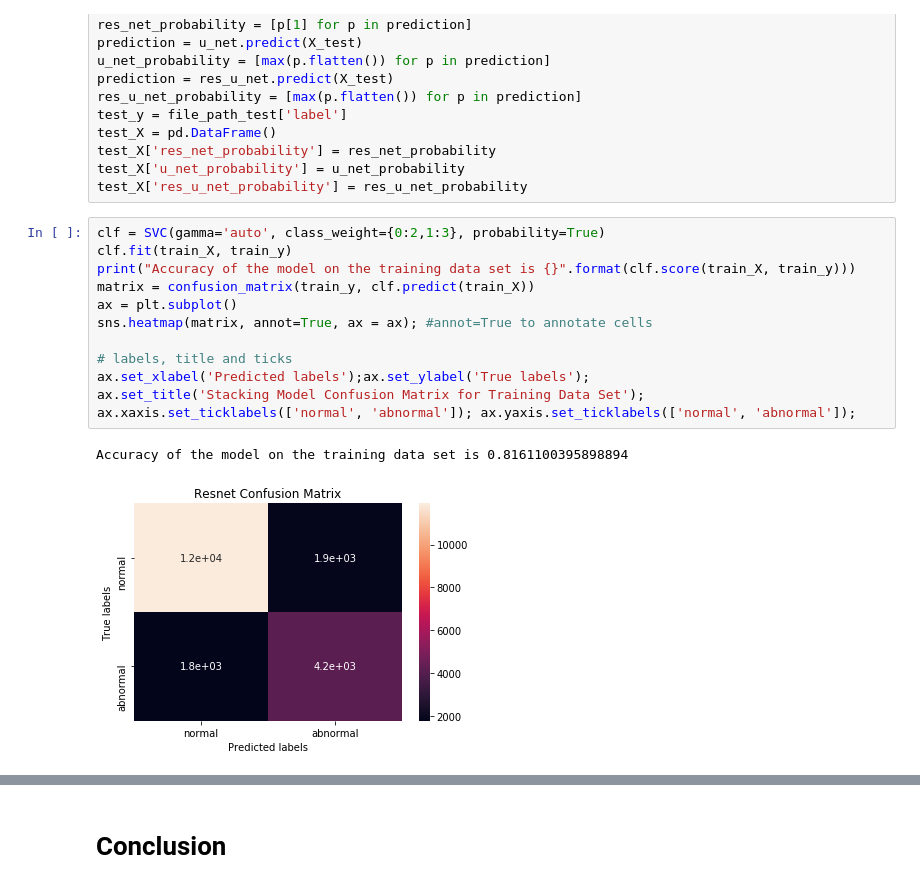
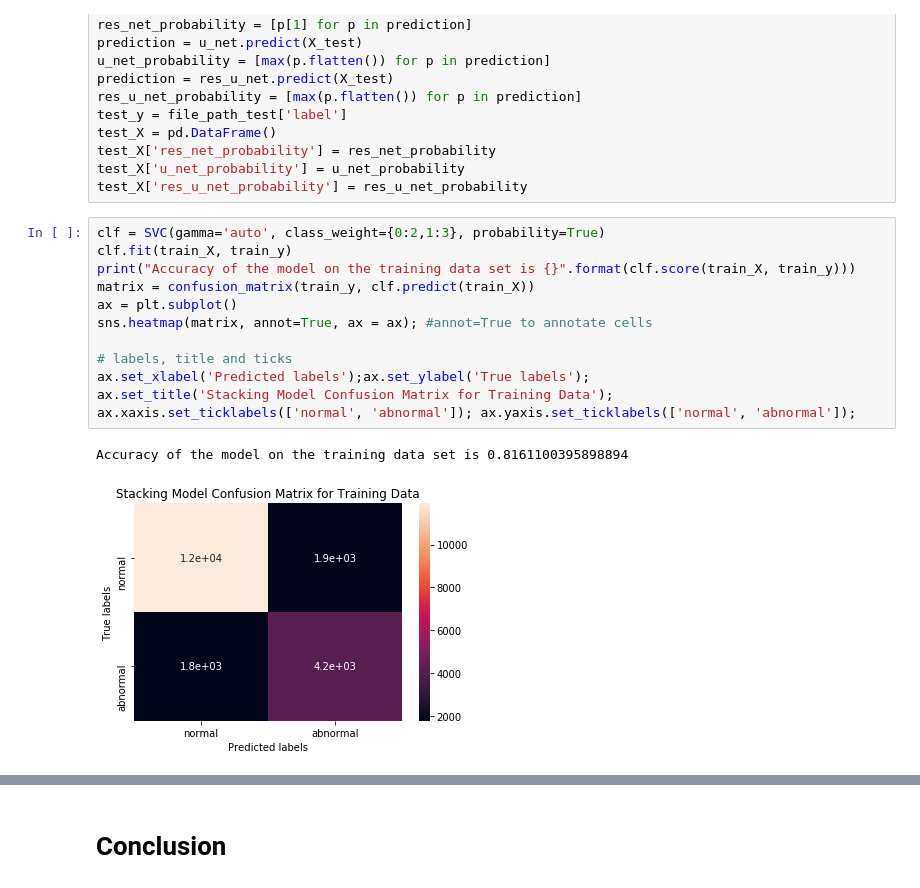
Before and after one commit to lr0516/Cancer_Detection_209B, a Jupyter notebook: Group24_FinalReport.ipynb, the cells around one changed output, grey strips where cells are left out. Drawn from its saved outputs; the diff is of its cells as text.

```diff
--- a/Group24_FinalReport.ipynb
+++ b/Group24_FinalReport.ipynb
@@ -1380,18 +1380,18 @@ test_X['res_u_net_probability'] = res_u_net_probability
 # %%
 clf = SVC(gamma='auto', class_weight={0:2,1:3}, probability=True)
 clf.fit(train_X, train_y)
 print("Accuracy of the model on the training data set is {}".format(clf.score(train_X, train_y)))
 matrix = confusion_matrix(train_y, clf.predict(train_X))
 ax = plt.subplot()
 sns.heatmap(matrix, annot=True, ax = ax); #annot=True to annotate cells
 
 # labels, title and ticks
 ax.set_xlabel('Predicted labels');ax.set_ylabel('True labels');
-ax.set_title('Stacking Model Confusion Matrix for Training Data Set');
+ax.set_title('Stacking Model Confusion Matrix for Training Data');
 ax.xaxis.set_ticklabels(['normal', 'abnormal']); ax.yaxis.set_ticklabels(['normal', 'abnormal']);
 # %% [output]
 Accuracy of the model on the training data set is 0.8161100395898894
-[figure, old version]
+[figure, new version]
 # %%
 print("Accuracy of the model on the testing data set is {}".format(clf.score(test_X, test_y)))
 matrix = confusion_matrix(test_y, clf.predict(test_X))
```
Also changed, not shown: parts of 4 cells of this notebook.
